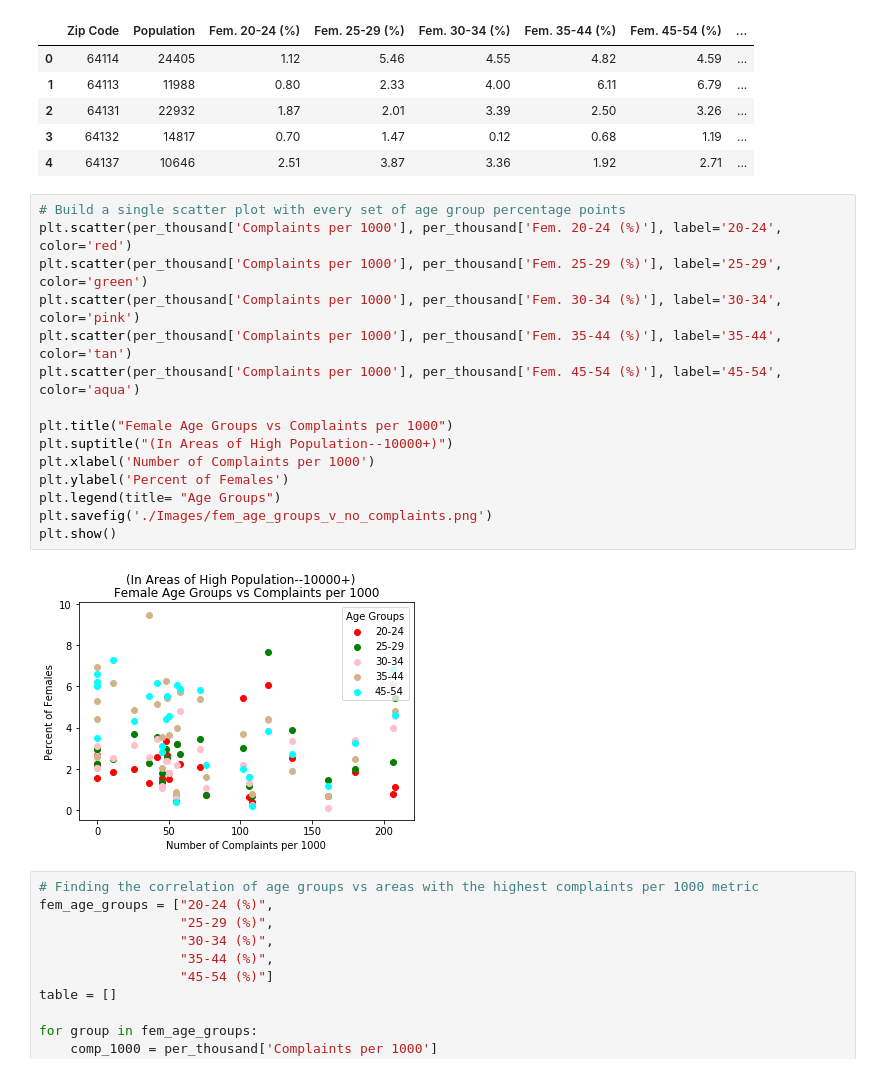
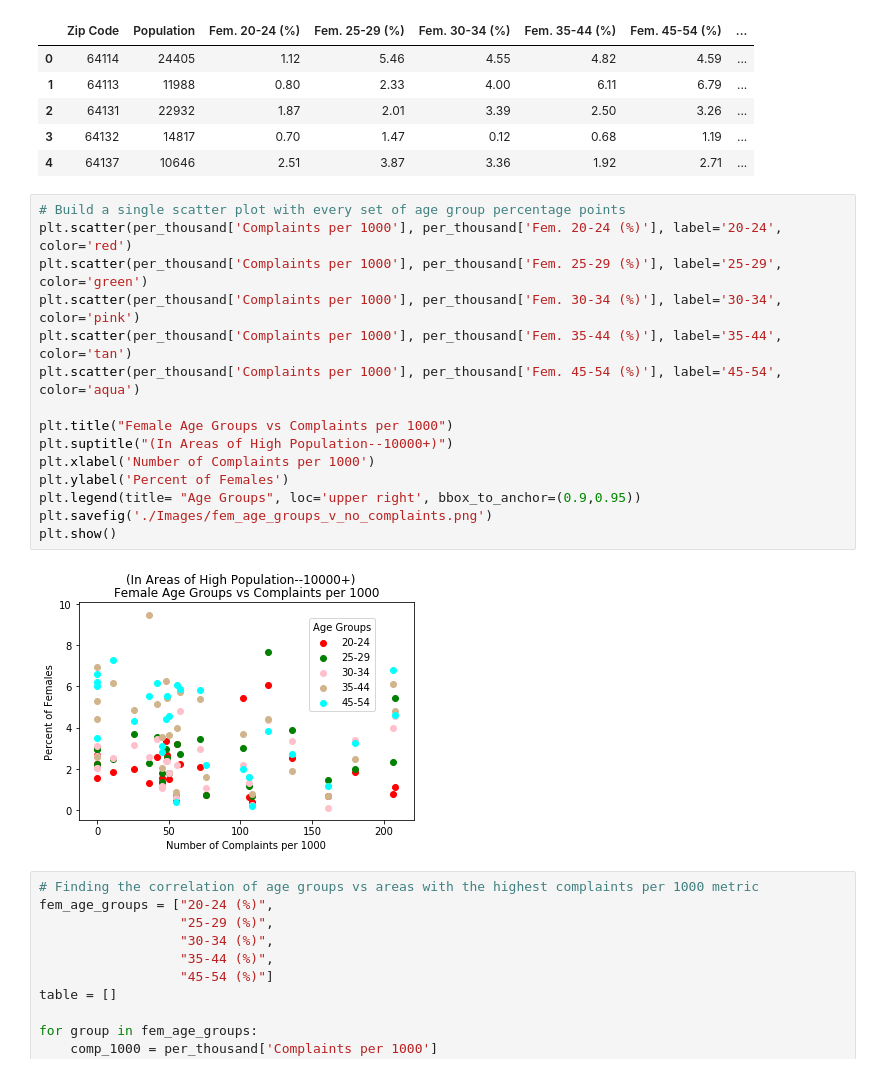
Before and after one commit to kristanlpruett/Project-1-KU-EDW-DATA, a Jupyter notebook: Analysis.ipynb, the cells around one changed output. Drawn from its saved outputs; the diff is of its cells as text.

Commit message:
moved the legend, added the heatmaps I'd forgotten

```diff
--- a/Analysis.ipynb
+++ b/Analysis.ipynb
@@ -325,20 +325,20 @@ per_thousand.head()
 # %%
 # Build a single scatter plot with every set of age group percentage points
 plt.scatter(per_thousand['Complaints per 1000'], per_thousand['Fem. 20-24 (%)'], label='20-24', color='red')
 plt.scatter(per_thousand['Complaints per 1000'], per_thousand['Fem. 25-29 (%)'], label='25-29', color='green')
 plt.scatter(per_thousand['Complaints per 1000'], per_thousand['Fem. 30-34 (%)'], label='30-34', color='pink')
 plt.scatter(per_thousand['Complaints per 1000'], per_thousand['Fem. 35-44 (%)'], label='35-44', color='tan')
 plt.scatter(per_thousand['Complaints per 1000'], per_thousand['Fem. 45-54 (%)'], label='45-54', color='aqua')
 
 plt.title("Female Age Groups vs Complaints per 1000")
 plt.suptitle("(In Areas of High Population--10000+)")
 plt.xlabel('Number of Complaints per 1000')
 plt.ylabel('Percent of Females')
-plt.legend(title= "Age Groups")
+plt.legend(title= "Age Groups", loc='upper right', bbox_to_anchor=(0.9,0.95))
 plt.savefig('./Images/fem_age_groups_v_no_complaints.png')
 plt.show()
 # %% [output]
-[figure, old version]
+[figure, new version]
 # %%
 # Finding the correlation of age groups vs areas with the highest complaints per 1000 metric
 fem_age_groups = ["20-24 (%)",
```
Also changed, not shown: parts of 1 cell of this notebook, 4 other files.
